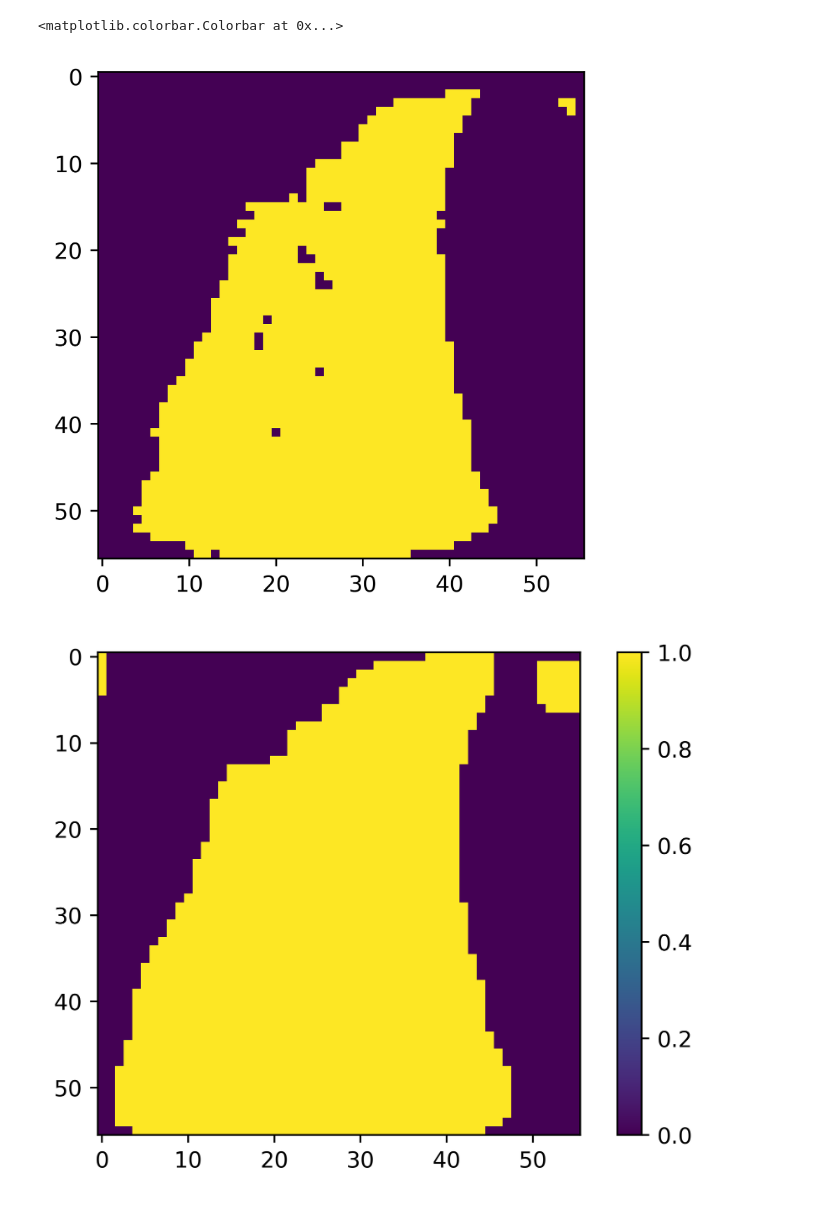
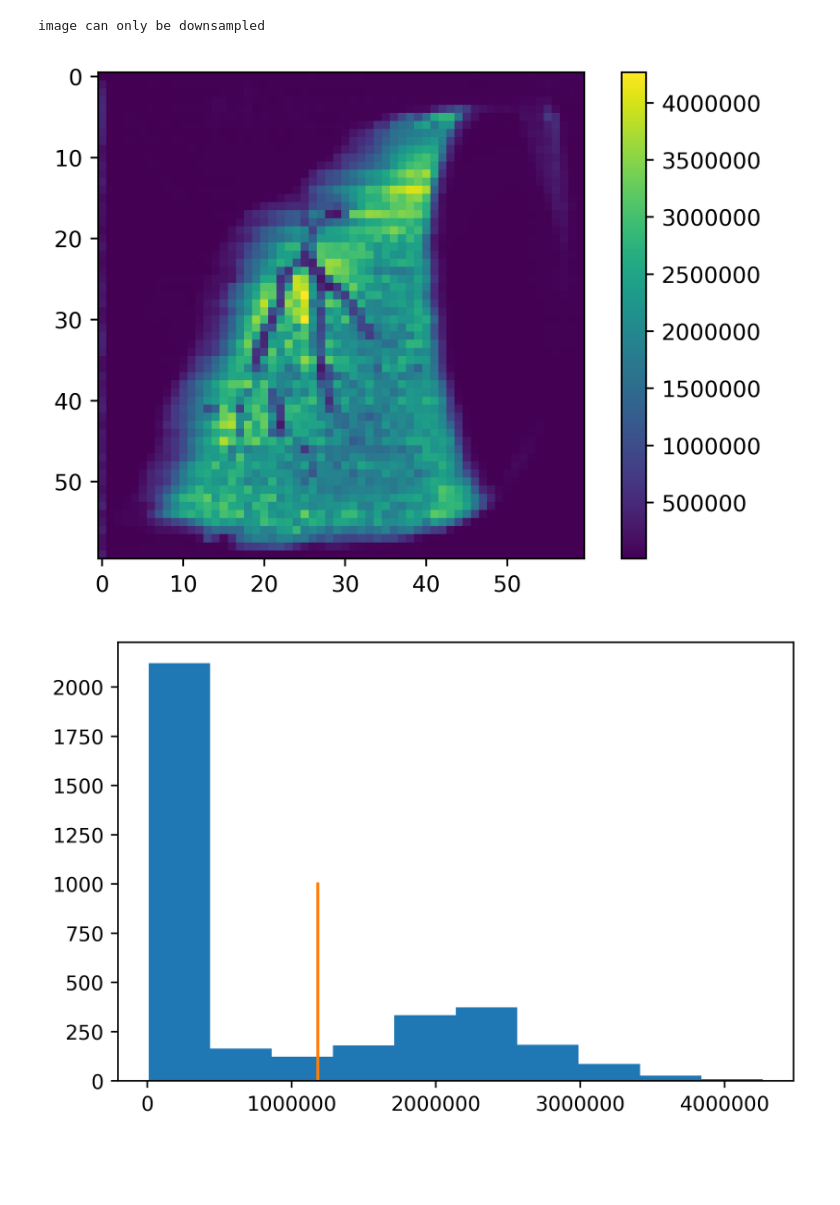
Before and after one commit to e-stan/imaging, a Jupyter notebook: DESI_HDI_ouput_ISA.ipynb, the cells around one changed output. Cells and saved outputs as stored; diff of their text form; code cells hidden in the pictures; blank space fills up the shorter version.

```diff
--- a/DESI_HDI_ouput_ISA.ipynb
+++ b/DESI_HDI_ouput_ISA.ipynb
@@ -198,5 +20,6 @@ numCarbons = 16
 m0Mz = 256.24023
 adductChange = -1.007276
 ppmThresh = 20
+convSquare = 3
 func = palmitateISA
 # %%
@@ -315,27 +70,56 @@ plt.imshow(imageBoundary)
+# %%
+#gather images for mzs of interest
+tensor = []
+for mz in range(numCarbons+1):
+    #iterate through mzs of interest
+    if mzMatchDict[mz]["matched"]:
+        outarray = np.sum(np.array([getImage(data,x,nrows,ncols) for x in mzMatchDict[mz]["observed"]]),axis=0)
+        nrows = len(outarray)
+        ncols = len(outarray[0])
+    else:
+        outarray = np.zeros((nrows,ncols))
+    tensor.append(outarray)
+
+tensor = np.array(tensor)
+# %% [output]
+image can only be downsampled
 # %%
-convSquare = 5
+#get thresholded image to define sample boundary
+
+#create TIC image
+
+#go through all features in dataset
+sumImage = np.sum([getImage(data,x,nrows,ncols) for x in mzs],axis=0)
+
+plt.imshow(sumImage)
+plt.colorbar()
+plt.figure()
+plt.hist(sumImage.flatten())
+
+threshold = skimage.filters.threshold_otsu(sumImage)
+
+imageBoundary = sumImage > threshold
+
+plt.plot([threshold,threshold],[0,1000])
+
+plt.figure()
+
+plt.imshow(imageBoundary)
+
+
 offset = int((convSquare-1)/2)
 tensorFilt = np.zeros((len(tensor),nrows-2*offset,ncols-2*offset))
 newImageBoundary = np.zeros((nrows-2*offset,ncols-2*offset))
 for r in range(offset,nrows-offset):
     for c in range(offset,ncols-offset):
         newImageBoundary[r-offset:r+offset+1,c-offset:c+offset+1] = imageBoundary[r,c]
         for t in range(len(tensor)):
             tempMat = tensor[t,r-offset:r+offset+1,c-offset:c+offset+1]
             coef = imageBoundary[r-offset:r+offset+1,c-offset:c+offset+1]
             coef = coef / max([1,np.sum(coef)])
             tensorFilt[t,r-offset,c-offset] = np.sum(np.multiply(tempMat,coef))
-plt.imshow(newImageBoundary)
-plt.figure()
 
-for r in range(len(tensorFilt[0])):
-    for c in range(len(tensorFilt[0][0])):
-        sumInt = np.sum(tensorFilt[:,r,c])
-        tensorFilt[:,r,c] = tensorFilt[:,r,c]/max([1,sumInt])
-
-plt.imshow(np.sum(tensorFilt,axis=0))
-plt.colorbar()
+normalizeTensor(tensorFilt)
 # %% [output]
-<matplotlib.colorbar.Colorbar at 0x...>
-[figure, old version]
+[figure, new version]
-[figure, old version]
+[figure, new version]
```
Also changed, not shown: parts of 9 cells of this notebook, 1 other file.
